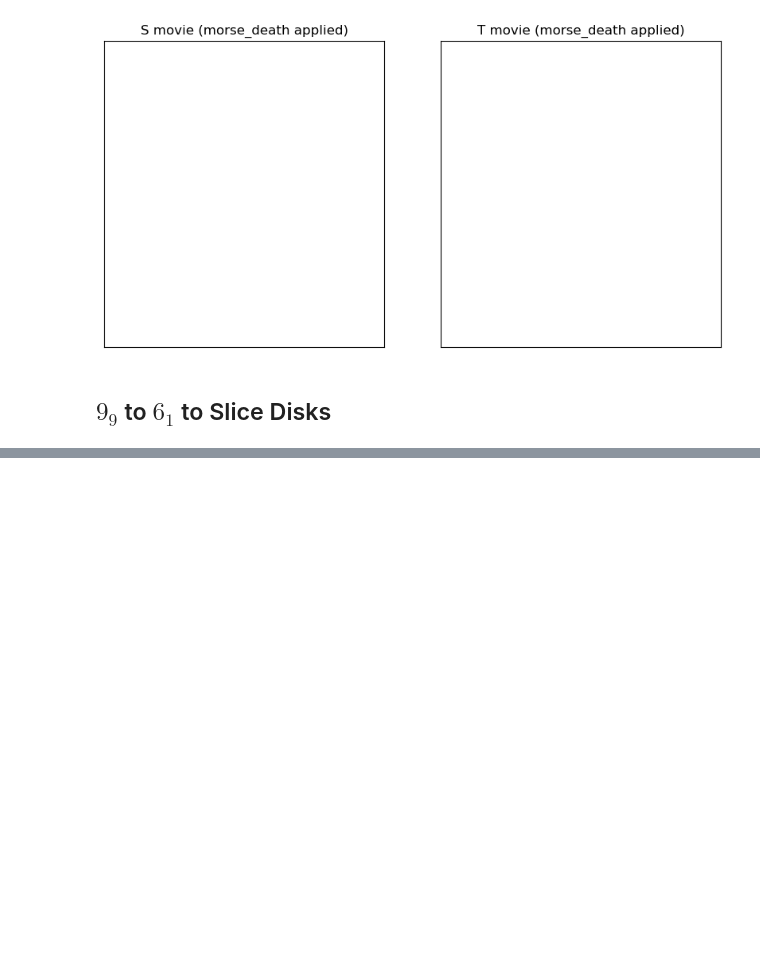
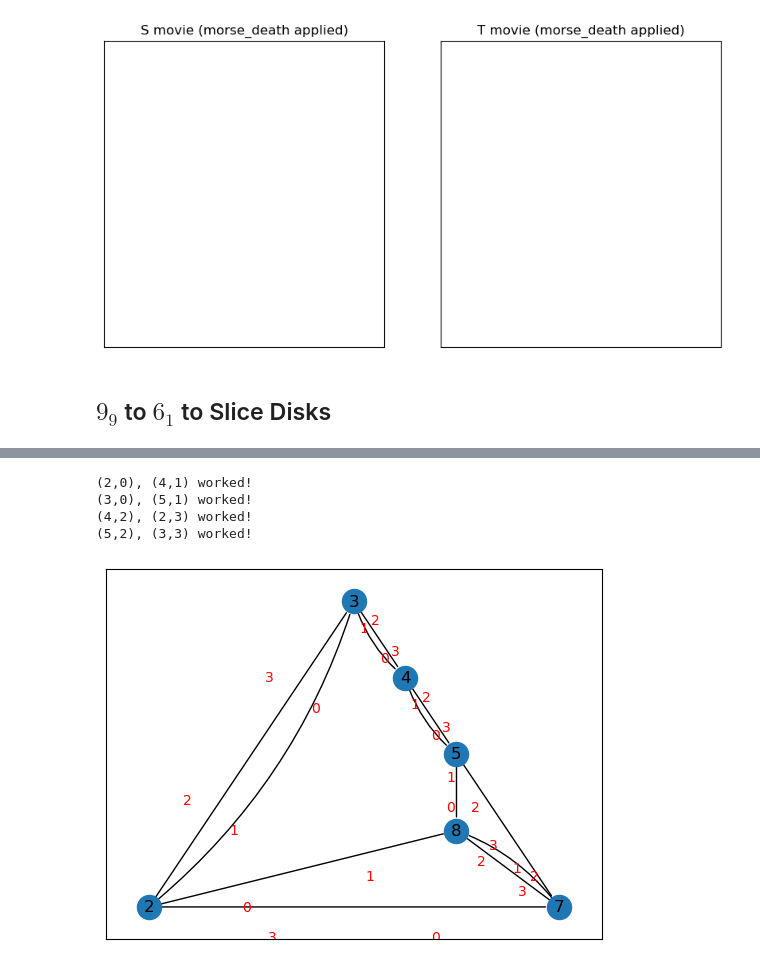
Before and after one commit to JulesGB/KhovanovHomologyOfNonOrientableSurfaces, a Jupyter notebook: Induced Map Computations.ipynb, the cells around one changed output, grey strips where cells are left out. Cells and saved outputs as stored; diff of their text form; code cells hidden in the pictures; blank space fills up the shorter version.

```diff
--- a/Induced Map Computations.ipynb
+++ b/Induced Map Computations.ipynb
@@ -62,7 +63,7 @@ for c0 in range(6):
     for c1 in range(6):
         for s0 in range(4):
             for s1 in range(4):
-                S = Cobordism(T2_5)
+        taking        S = Cobordism(T2_5)
                 S.band_move(-1, (2,1), (3,1)) # band move to 6_1
                 try:
                     S.band_move(-1, (c0, s0), (c1, s1))
@@ -220,3 +205,9 @@ draw_slice_movies(S, T)
 [figure]
 # %% [markdown]
 ## $9_9$ to $6_1$ to Slice Disks
+# %%
+K9_9 = Link([[8,2,9,1], [2,10,3,9], [12,4,13,3], [4,14,5,13], [14,6,15,5], [6,16,7,15], [18,8,1,7], [10,18,11,17], [16,12,17,11]])
+# %%
+S = Cobordism(K9_9)
+S.band_move(0, (0,2), (0,1))
+S.finish()
@@ -222,0 +234,24 @@ draw_slice_movies(S, T)
+# %%
+for c0 in range(6):
+    for c1 in range(6):
+        for s0 in range(4):
+            for s1 in range(4):
+                S = Cobordism(K9_9)
+                S.band_move(0, (0,2), (0,1))
+                S.finish()
+                try:
+                    S.band_move(-1, (c0, s0), (c1, s1))
+                    S.finish()
+                    if len(S.links[-1].crossings) == 0 and S.movie[-1][0] == 'morse_death' and S.movie[-2][0] == 'morse_death':
+                        print(f'({c0},{s0}), ({c1},{s1}) worked!')
+                except:
+                    continue
+# %% [output]
+(2,0), (4,1) worked!
+(3,0), (5,1) worked!
+(4,2), (2,3) worked!
+(5,2), (3,3) worked!
+# %%
+draw_adjacency_graph(S.links[4])
+# %% [output]
+[figure, added]
```
Also changed, not shown: parts of 9 cells of this notebook.
